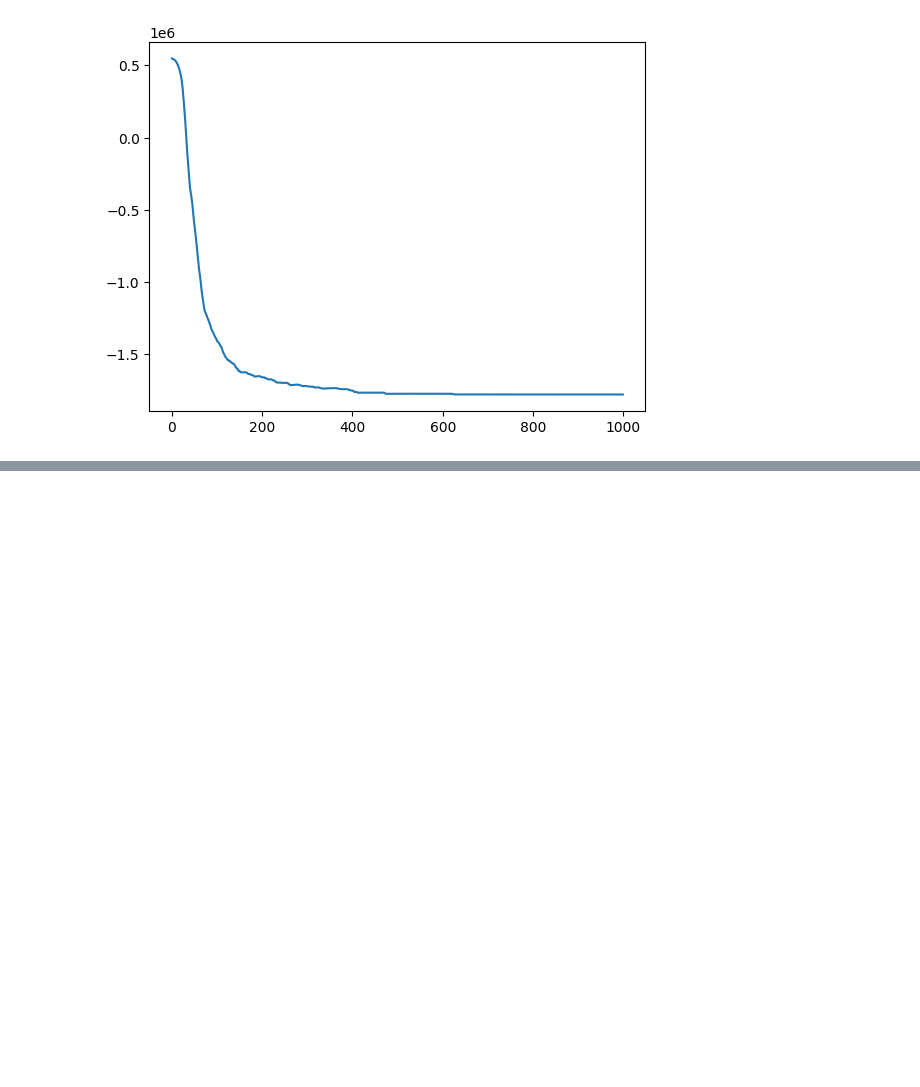
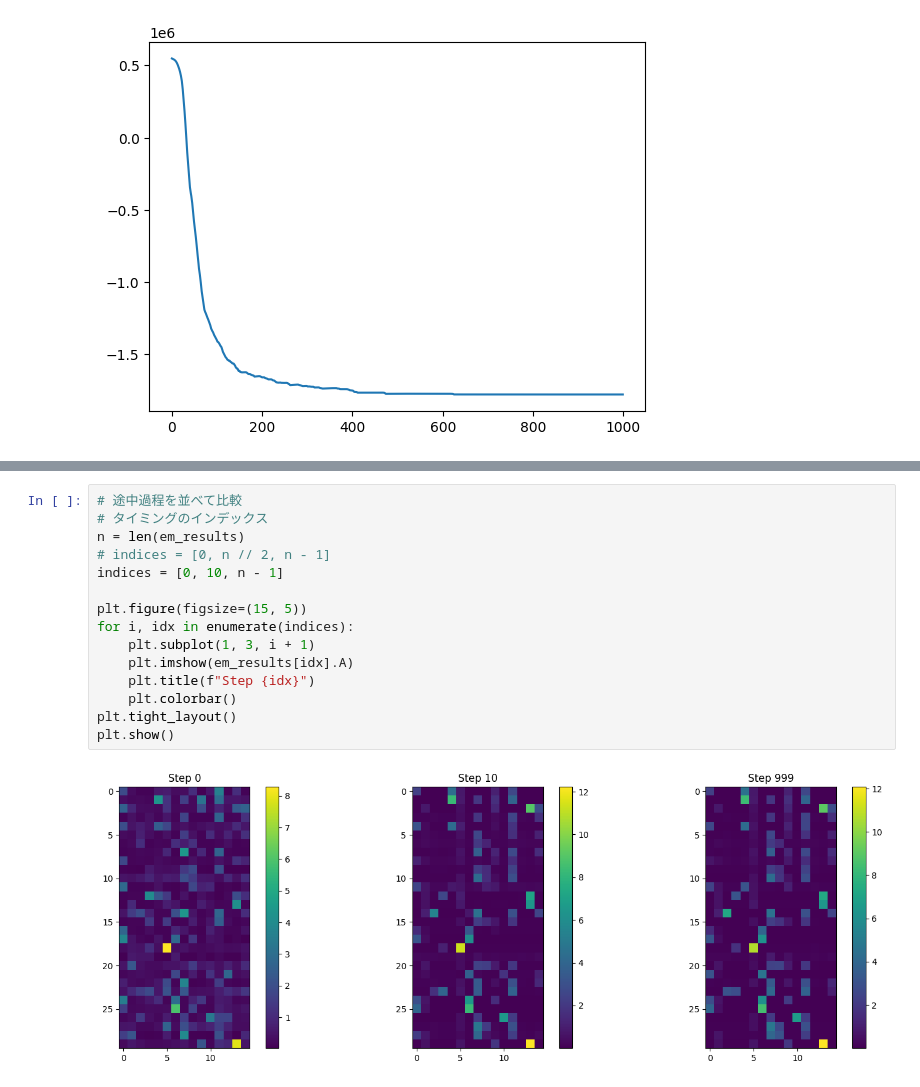
Before and after one commit to fumish/self_study, a Jupyter notebook: prototypes/singular_models/bayesian_nmf.ipynb, the cells around one changed output, grey strips where cells are left out. Cells and saved outputs as stored; diff of their text form; blank space fills up the shorter version.

```diff
--- a/prototypes/singular_models/bayesian_nmf.ipynb
+++ b/prototypes/singular_models/bayesian_nmf.ipynb
@@ -359,0 +433,17 @@ plt.imshow(est_results[-1].A @ est_results[-1].B)
+# %%
+# 途中過程を並べて比較
+# タイミングのインデックス
+n = len(em_results)
+# indices = [0, n // 2, n - 1]
+indices = [0, 10, n - 1]
+
+plt.figure(figsize=(15, 5))
+for i, idx in enumerate(indices):
+    plt.subplot(1, 3, i + 1)
+    plt.imshow(em_results[idx].A)
+    plt.title(f"Step {idx}")
+    plt.colorbar()
+plt.tight_layout()
+plt.show()
+# %% [output]
+[figure, added]
```
Also changed, not shown: parts of 27 cells of this notebook.
